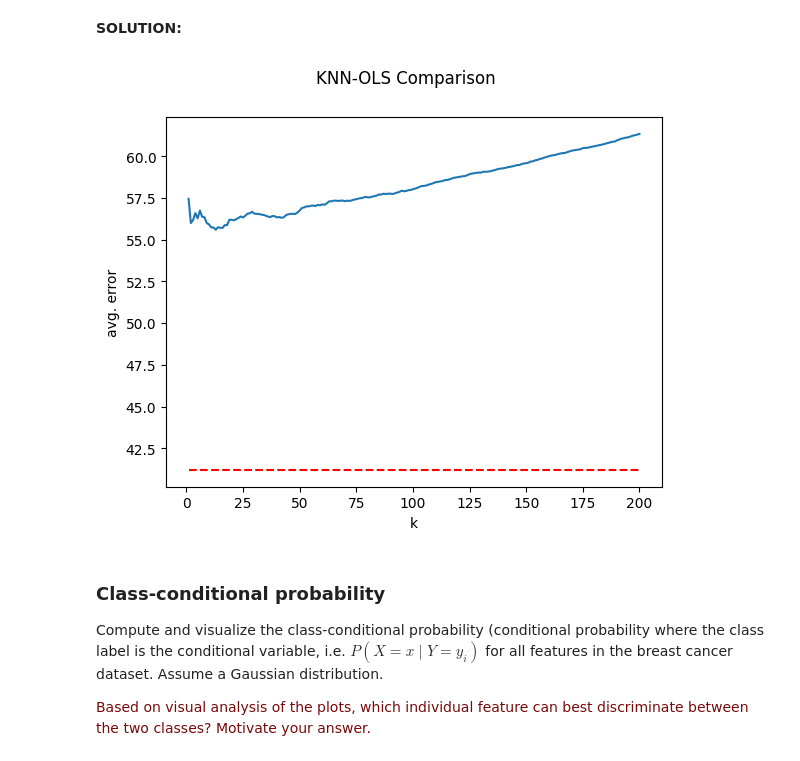
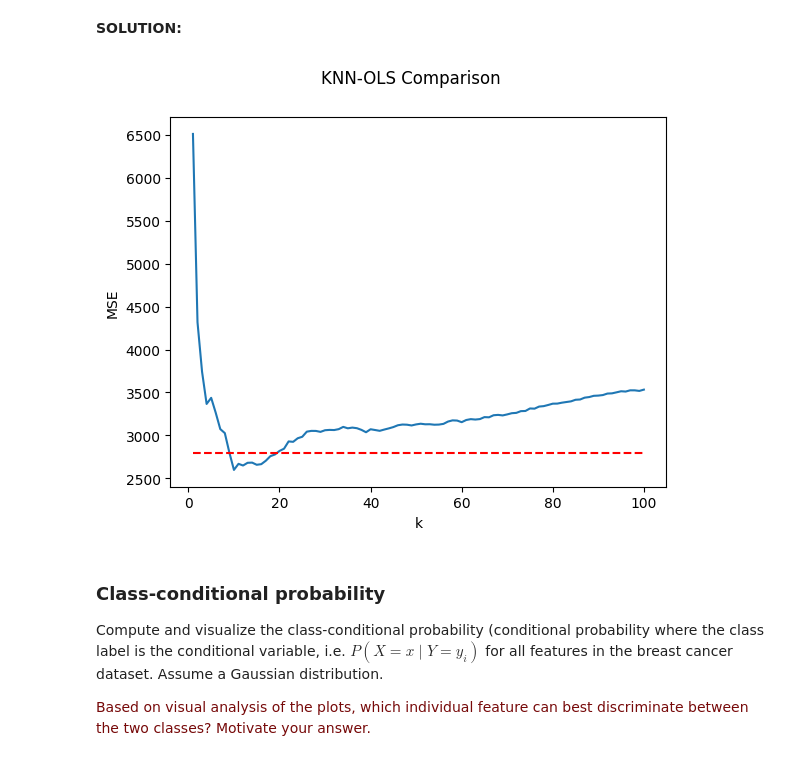
Before and after one commit to YLaret/8dm50-machine-learning, a Jupyter notebook: practicals/week_1.ipynb, the cells around one changed output. Saved outputs shown, nothing was run; the diff lists cells and outputs as text; code cells hidden in the pictures.

```diff
--- a/practicals/week_1.ipynb
+++ b/practicals/week_1.ipynb
@@ -144,0 +148,12 @@ print(beta)
+# %%
+# MSE
+error_b = 0
+# loop over all test samples
+for i in range(X_test.shape[0]):
+    # add primary row all ones, for \beta_0
+    x_test = np.insert(X_test[i,:],0,1)
+    error_b = error_b + (np.dot(x_test,beta)-y_test[i])**2
+# divide by # test set
+MSE = error_b/X_test.shape[0]
+# print MSE
+print("MSE = "+str(MSE[0]))
@@ -282,7 +267,7 @@ Modify the $k$-NN implementation to do regression instead of classification. Com
 **SOLUTION:**
 # %%
 # start of with the same function
-def knn_regression(X_test,X_train,y_train,k):
+def knn_regression(x_test,X_train,y_train,k):
     # extract # of training samples and features
     n_train = X_train.shape[0]
     n_features = X_train.shape[1]
@@ -291,19 +276,16 @@ def knn_regression(X_test,X_train,y_train,k):
     if k > n_train:
         return print("Cannot use more neighbours than # training samples")
 
-    # output variable
-    y_predict = 0
+    # compute the distance between the test and train sample
+    dx = np.abs(x_test - X_train[:,:])
+    dx = np.sqrt(np.sum(dx**2,axis=1))
 
-    # loop over every feature
-    for j in range(n_features):
-        # compute the distance between the test and train sample (for given feature)
-        dx = np.abs(X_test[j] - X_train[:,j])
-        # sort distance and return the indices
-        short_ind = np.argsort(dx)
-        # predict based on the closest training values (for given feature)
-        y_predict = y_predict + np.sum(y_train[short_ind[0:k]])
-    # normalize with respect to k and # features
-    y_predict = y_predict/(k*n_features)
+    # sort distance and return the indices
+    short_ind = np.argsort(dx)
+
+    # predict based on the closest training values (for given feature)
+    y_predict = np.mean(y_train[short_ind[0:k]])
+
     # delete rounding output, we want regression not classification
     return y_predict
 
@@ -327,31 +309,33 @@ y_test = diabetes.target[300:, np.newaxis]
 beta = lsq(X_train, y_train)
 ### END OF COPY
 
+# possibly improve result by scaling features
+
 k_list = []
 avg_error_k = []
 avg_error_b = []
 # performance comparison rough
-for k in range(200):
+for k in range(100):
     error_k = 0
     error_b = 0
     for i in range(X_test.shape[0]):
-        error_k = error_k + np.abs(knn_regression(X_test[i,:],X_train,y_train,k+1)-y_test[i])
+        error_k = error_k + (knn_regression(X_test[i,:],X_train,y_train,k+1)-y_test[i])**2
         x_test = np.insert(X_test[i,:],0,1)
-        error_b = error_b + np.abs(np.dot(x_test,beta)-y_test[i])
+        error_b = error_b + (np.dot(x_test,beta)-y_test[i])**2
     avg_error_k.append(error_k/X_test.shape[0])
     avg_error_b.append(error_b/X_test.shape[0])
     k_list.append(k+1)
 # %%
 ### PLOT COMPARISON ###
 import matplotlib.pyplot as plt
 
 plt.plot(k_list,avg_error_k,k_list,avg_error_b,'r--')
 plt.suptitle('KNN-OLS Comparison')
 plt.xlabel('k')
-plt.ylabel('avg. error')
+plt.ylabel('MSE')
 plt.show()
 # %% [output]
-[figure, old version]
+[figure, new version]
 # %% [markdown]
 ### Class-conditional probability
 
```
Also changed, not shown: parts of 12 cells of this notebook.
